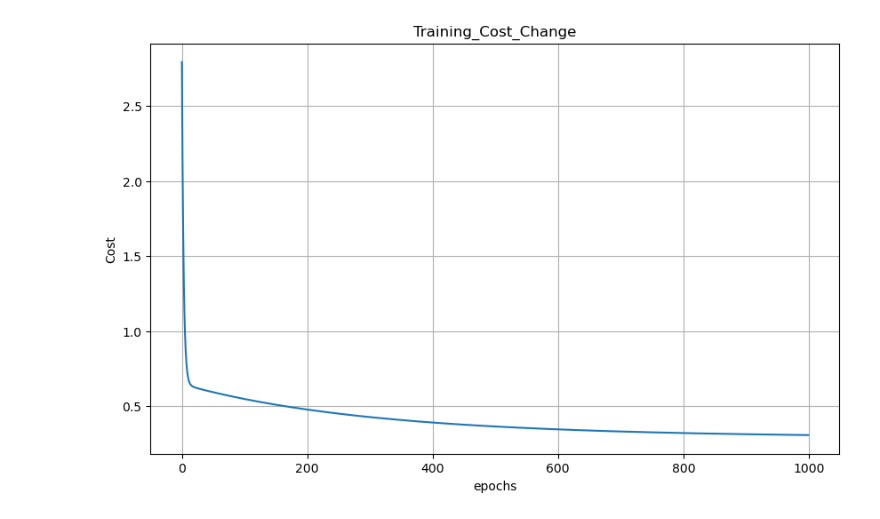
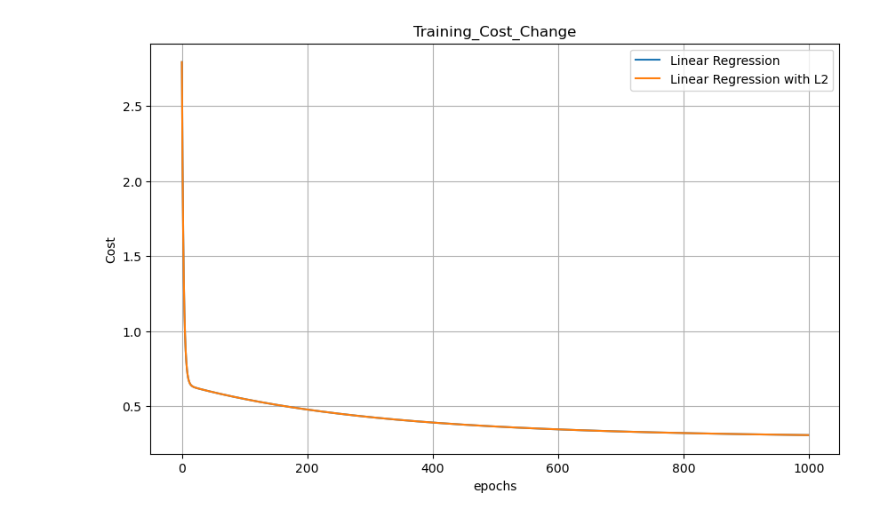
Before and after one commit to SimonYang0136/26-wuren-YangZicheng, a Jupyter notebook: HW5_ML/California.ipynb, the cells around one changed output. Saved outputs shown, nothing was run; the diff lists cells and outputs as text; code cells hidden in the pictures.

```diff
--- a/HW5_ML/California.ipynb
+++ b/HW5_ML/California.ipynb
@@ -63,7 +63,7 @@ class LinearRegression:
         # n_features = X.shape[1]  # 特征数量，列数
 
         # 初始化参数
-        self.weights = np.zeros(n_features)
+        self.weights = np.zeros(n_features) # 一行向量，列数等于特征数量
         self.bias = 0
 
         for i in range(self.n_iterations):
@@ -73,14 +73,18 @@ class LinearRegression:
             # 2. 计算误差(下面计算梯度会用到)
             error = y_pred - y  # shape: (m,1)
             # 计算均方误差 (MSE)
-            cost = (1/(2*n_samples)) * np.sum((error)**2) #numpy的*和**2都是矩阵对应元素的操作
+            cost = (1/(2*n_samples)) * np.sum((error)**2) #sum是沿向量方向的求和
+            #numpy的*和**2都是矩阵对应元素的操作
             self.cost_history.append(cost)  # 记录损失历史
 
 
-            # 3. 计算梯度
-            # X.T @ error 计算每个特征的梯度
-            # X.shape = (m, n), error.shape = (m,1)
-            # X.T.shape = (n, m), X.T @ error.shape = (n,1)
+            # 3. 计算梯度,此处w1 - w4都是未知数，x为已知特征值
+            # Jw = 1/2n * Σi(w1x1_i + w2x2_i + w3x3_i + w4x4_i - y_i)²
+            # 对w1权重的求导是1/2n * 2Σi(w1x1_i + w2x2_i + w3x3_i + w4x4_i - y_i) * xi_1
+            # 即1/n * X[:, 0] @ (X @ weights.T - y)
+            # 那么对所有权重的求导,写到一个行向量里就是1/n * X @ (X @ (weights.T) - y)
+            # 代入该点的w值，得到dw = 1/n * X.T @ (error)
+
             dw = (1/n_samples) * (X.T @ error)  # 对权重的梯度
             db = (1/n_samples) * np.sum(error)  # 对偏置的梯度
 
@@ -102,30 +106,92 @@ class LinearRegression:
         y_pred = self.predict(X)
         return np.mean((y_pred - y) ** 2) # 沿向量方向的平均
 
+class LinearRegressionWithL2:
+    def __init__(self, learning_rate=0.01, epochs=1000, lambda_=0.01):
+        self.learning_rate = learning_rate
+        self.n_iterations = epochs
+        self.lambda_ = lambda_  # L2正则化参数
+        self.weights = None
+        self.bias = None
+        self.cost_history = []  # 添加损失历史记录
+
+    def fit(self, X, y):
+        """使用梯度下降的 fit 方法"""
+        n_samples, n_features = X.shape
+
+        # 初始化参数
+        self.weights = np.zeros(n_features)
+        self.bias = 0
+
+        for i in range(self.n_iterations):
+            # 1. 前向传播：计算预测值
+            y_pred = X @ self.weights + self.bias
+
+            # 2. 计算误差(下面计算梯度会用到)
+            error = y_pred - y
+            cost = (1/(2*n_samples)) * np.sum((error)**2) + (self.lambda_/(2*n_samples)) * np.sum(self.weights**2)  # 添加L2正则化项
+            # L2正则化项是 (lambda / 2n) * ||w||^2，用球面来约束权重的大小，以减小过拟合风险
+            # 为什么L2正则化能对不等式约束用拉格朗日乘数法？而且优化目标还是新函数的最小值，而非原函数的最小值？
+
+            self.cost_history.append(cost)  # 记录损失历史
+
+            # 3. 计算梯度
+            dw = (1/n_samples) * (X.T @ error) + (self.lambda_/n_samples) * self.weights  # 添加L2正则化梯度
+            db = (1/n_samples) * np.sum(error)  # 对偏置的梯度
+            # 为什么偏置不需要L2正则化？
+
+            # 4. 更新参数
+            self.weights -= self.learning_rate * dw
+            self.bias -= self.learning_rate * db
+
+            if i % 100 == 0:
+                mse = 2*cost
+                print(f"L2迭代 {i}: MSE = {mse:.6f}")
+
+    def predict(self, X):
+        """使用当前模型参数进行预测"""
+        return X.dot(self.weights) + self.bias
+
+    def get_mse(self, X, y):
+        """计算三个数据集的MSE"""
+        y_pred = self.predict(X)
+        return np.mean((y_pred - y) ** 2)
+
 def train_and_evaluate():
     """训练线性回归模型并评估性能"""
     # 创建模型
-    model = LinearRegression(learning_rate=0.1, epochs=1000)
-
+    model1 = LinearRegression(learning_rate=0.1, epochs=1000)
+    model2 = LinearRegressionWithL2(learning_rate=0.1, epochs=1000, lambda_=0.01)
     # 训练模型
     print("开始使用梯度下降训练模型...")
-    model.fit(X_train, y_train)
+    model1.fit(X_train, y_train)
+    model2.fit(X_train, y_train)
     print("训练完成！")
 
     # 计算MSE
-    train_mse = model.get_mse(X_train, y_train)
-    val_mse = model.get_mse(X_val, y_val)
-    test_mse = model.get_mse(X_test, y_test)
+    train_mse = model1.get_mse(X_train, y_train)
+    val_mse = model1.get_mse(X_val, y_val)
+    test_mse = model1.get_mse(X_test, y_test)
+
+    train_mse_l2 = model2.get_mse(X_train, y_train)
+    val_mse_l2 = model2.get_mse(X_val, y_val)
+    test_mse_l2 = model2.get_mse(X_test, y_test)
 
     print(f"\n=== MSE评估结果 ===")
     print(f"训练集 MSE: {train_mse:.6f}")
     print(f"验证集 MSE: {val_mse:.6f}")
     print(f"测试集 MSE: {test_mse:.6f}")
+    print(f"\n=== L2正则化 MSE评估结果 ===")
+    print(f"训练集 MSE: {train_mse_l2:.6f}")
+    print(f"验证集 MSE: {val_mse_l2:.6f}")
+    print(f"测试集 MSE: {test_mse_l2:.6f}")
 
     # 绘制MSE变化曲线
     import matplotlib.pyplot as plt
     plt.figure(figsize=(10, 6))
-    plt.plot(model.cost_history)
+    plt.plot(model1.cost_history)
+    plt.plot(model2.cost_history)
+    plt.legend(['Linear Regression', 'Linear Regression with L2'])
     plt.title('Training_Cost_Change')
     plt.xlabel('epochs')
     plt.ylabel('Cost')
@@ -155 +221 @@ train_and_evaluate()
-[figure, old version]
+[figure, new version]
```
Also changed, not shown: parts of 1 cell of this notebook, 1 other file.
